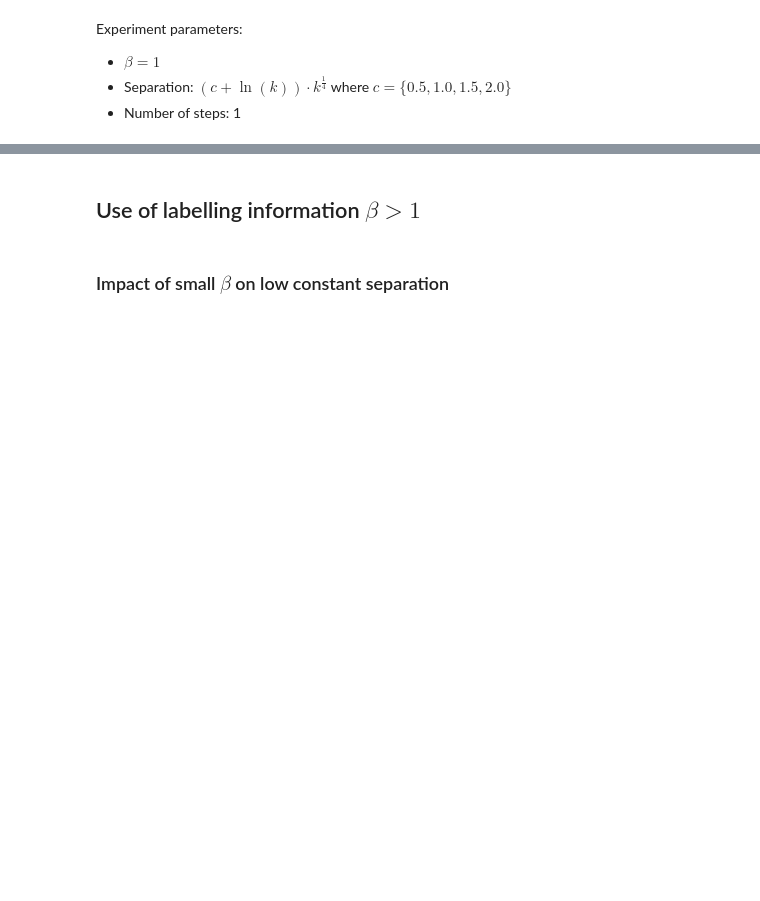
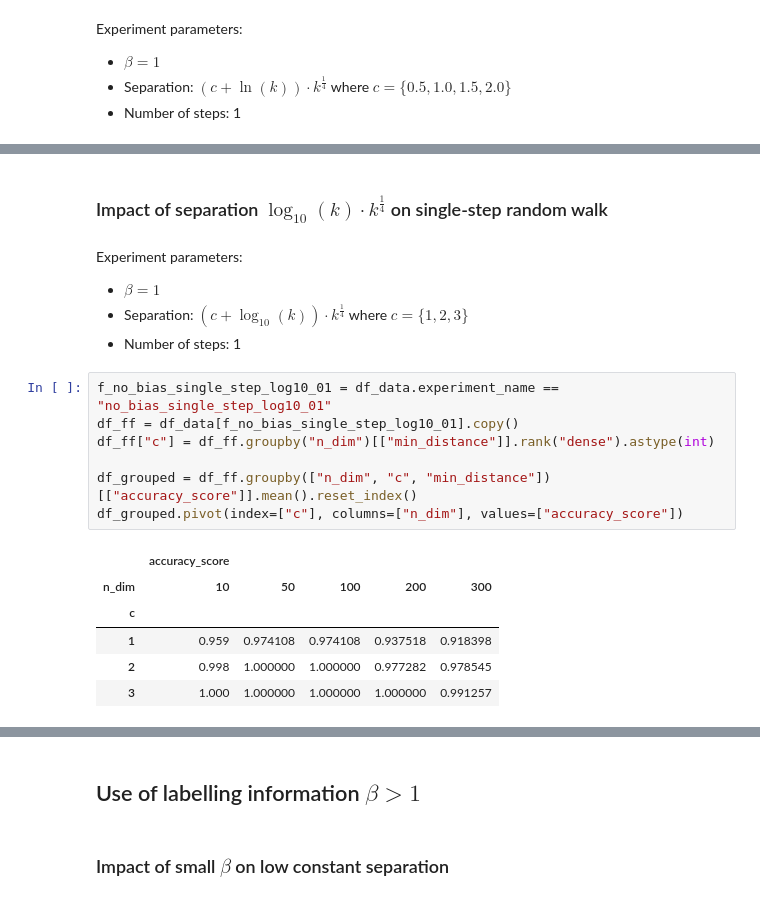
Before and after one commit to sheikhomar/mixture-learning, a Jupyter notebook: notebooks/03-initial-results.ipynb, the cells around one changed output, grey strips where cells are left out. Drawn from its saved outputs; the diff is of its cells as text; blank space fills up the shorter version.

```diff
--- a/notebooks/03-initial-results.ipynb
+++ b/notebooks/03-initial-results.ipynb
@@ -353,0 +359,21 @@ with sns.plotting_context("notebook", font_scale=1.4):
+# %% [markdown]
+### Impact of separation $\log_{10}(k)\cdot k^{\frac{1}{4}} $ on single-step random walk
+# %% [markdown]
+Experiment parameters:
+- $\beta = 1$
+- Separation: $(c+\log_{10}(k)) \cdot k^{\frac{1}{4}} $ where $c = \{ 1, 2, 3 \}$
+- Number of steps: 1
+# %%
+f_no_bias_single_step_log10_01 = df_data.experiment_name == "no_bias_single_step_log10_01"
+df_ff = df_data[f_no_bias_single_step_log10_01].copy()
+df_ff["c"] = df_ff.groupby("n_dim")[["min_distance"]].rank("dense").astype(int)
+
+df_grouped = df_ff.groupby(["n_dim", "c", "min_distance"])[["accuracy_score"]].mean().reset_index()
+df_grouped.pivot(index=["c"], columns=["n_dim"], values=["accuracy_score"])
+# %% [output]
+|  | accuracy_score |  |  |  |  |
+| n_dim | 10 | 50 | 100 | 200 | 300 |
+| c |  |  |  |  |  |
+| 1 | 0.959 | 0.974108 | 0.974108 | 0.937518 | 0.918398 |
+| 2 | 0.998 | 1.000000 | 1.000000 | 0.977282 | 0.978545 |
+| 3 | 1.000 | 1.000000 | 1.000000 | 1.000000 | 0.991257 |
```
Also changed, not shown: parts of 18 cells of this notebook.
